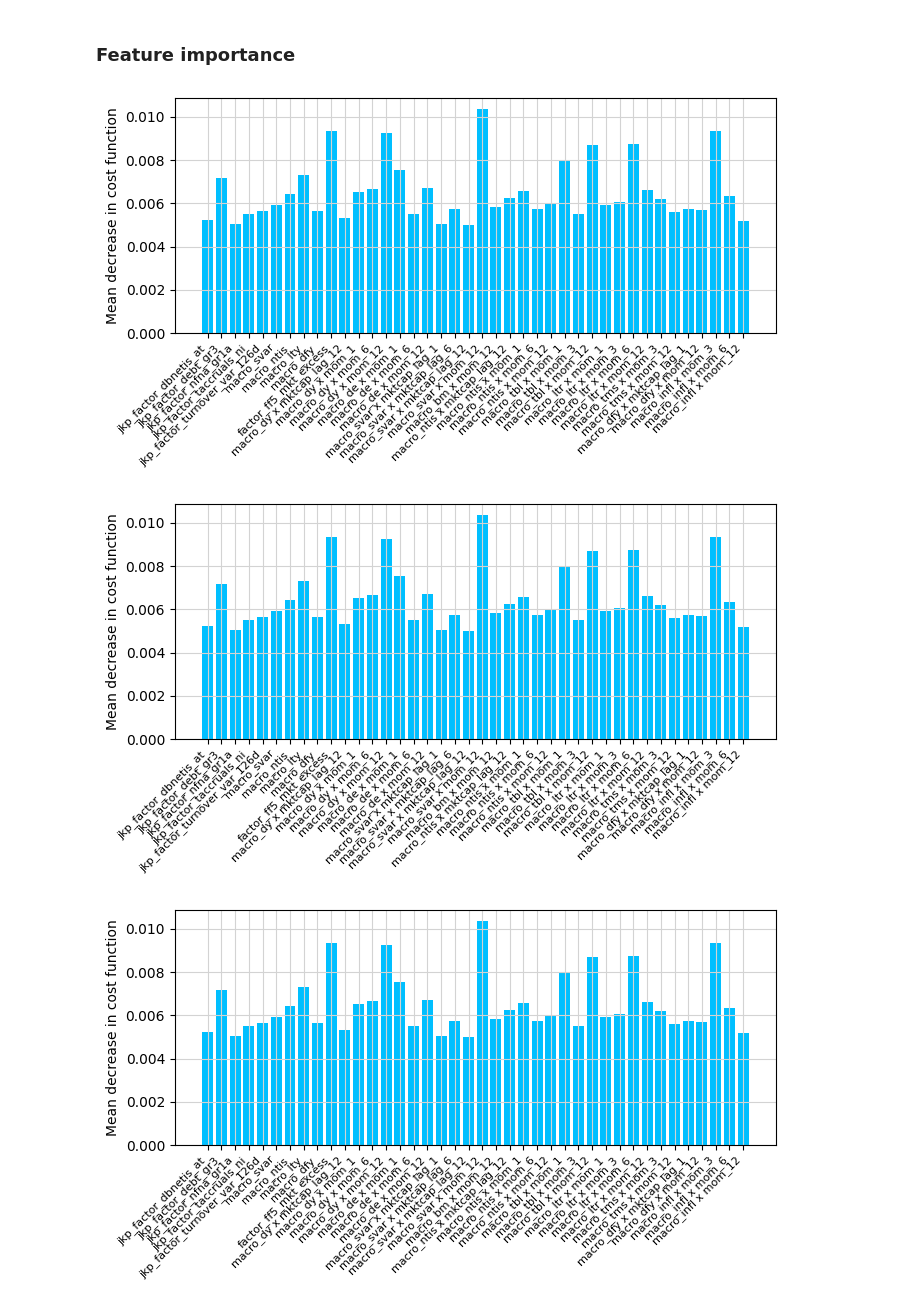
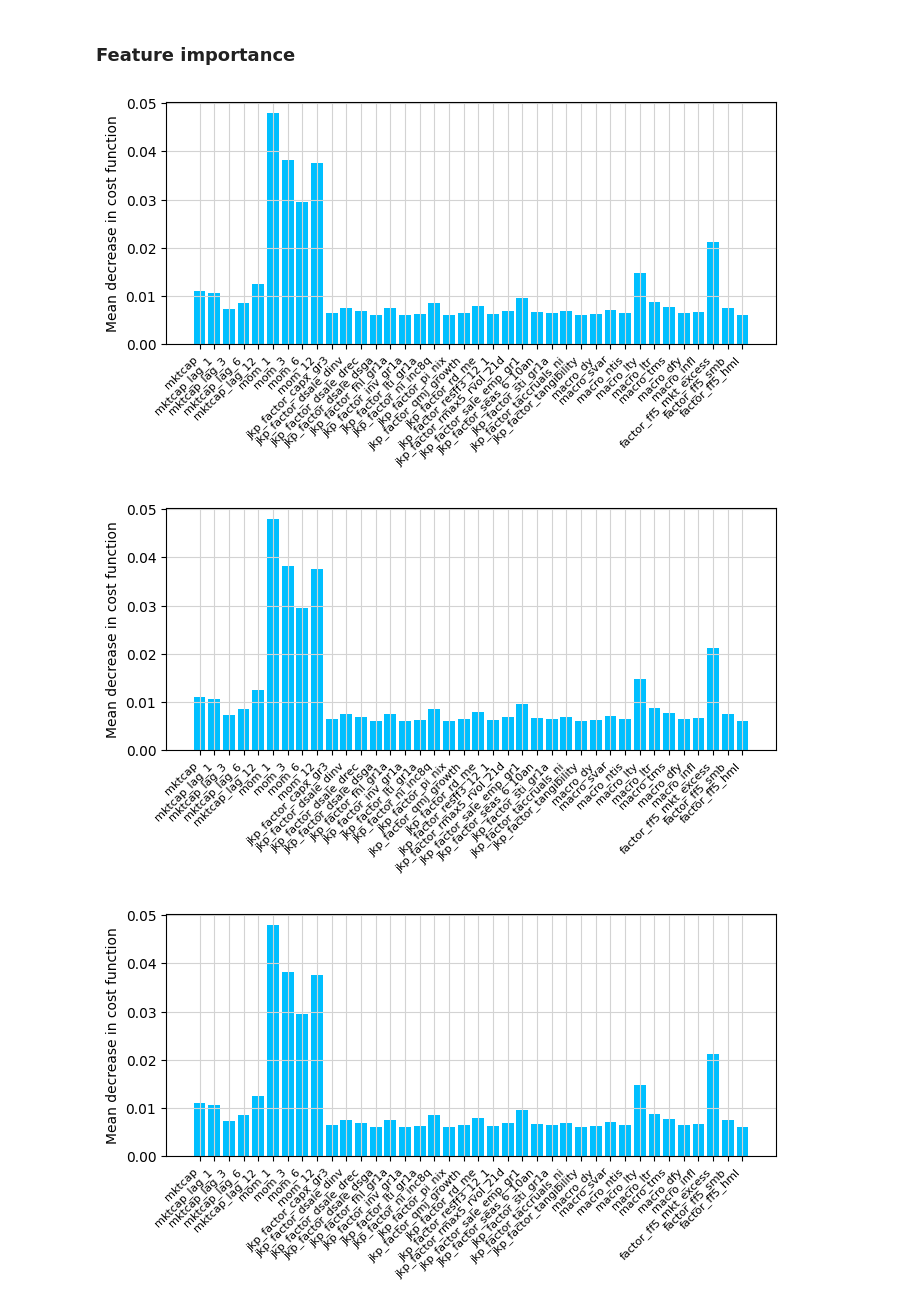
Before and after one commit to gabrielbaker97/Thesis-Gabriel-Baker, a Jupyter notebook: Non_Linear.ipynb, the cells around one changed output. Drawn from its saved outputs; the diff is of its cells as text; code cells hidden in the pictures.

```diff
--- a/Non_Linear.ipynb
+++ b/Non_Linear.ipynb
@@ -142,8 +121,7 @@ feature_names = df.drop(columns=['ticker','ret_excess']).columns.tolist() # Feat
 ## Random Forest
 # %%
 # Define the numbers of estimators
-#num_estimators = [10, 25, 50, 100, 150, 200]
-num_estimators = [150]
+num_estimators = [10, 25, 50, 100, 150, 200]
 
 # Create an empty dictionary to store the models
 models = {}
@@ -206,10 +213,10 @@ for model_name, model in models.items():
 # %%
 def create_neural_network(layers, neurons, n_features):
     model = keras.Sequential()
-    model.add(keras.layers.Dense(neurons[0], activation='sigmoid', input_shape=(n_features,), name='input_layer'))
+    model.add(keras.layers.Dense(neurons[0], activation='relu', input_shape=(n_features,), name='input_layer'))
 
     for i in range(layers):
-        model.add(keras.layers.Dense(neurons[i], activation='sigmoid', name=f'hidden_layer_{i+1}'))
+        model.add(keras.layers.Dense(neurons[i], activation='relu', name=f'hidden_layer_{i+1}'))
 
     model.add(keras.layers.Dense(1, name='output_layer'))  # Output layer
 
@@ -235,3 +224,21 @@ model_6.compile(optimizer='adam', loss='mean_squared_error')
+# %%
+model_1 = create_neural_network(1, [16], n_features)
+model_1.compile(optimizer='adam', loss='mean_squared_error')
+
+model_2 = create_neural_network(2, [16,8], n_features)
+model_2.compile(optimizer='adam', loss='mean_squared_error')
+
+model_3 = create_neural_network(3, [16,8,4], n_features)
+model_3.compile(optimizer='adam', loss='mean_squared_error')
+
+model_4 = create_neural_network(4, [16,8,4,2], n_features)
+model_4.compile(optimizer='adam', loss='mean_squared_error')
+
+model_5 = create_neural_network(5, [16,8,4,2,1], n_features)
+model_5.compile(optimizer='adam', loss='mean_squared_error')
+
+model_6 = create_neural_network(6, [16,8,4,2,1,1], n_features)
+model_6.compile(optimizer='adam', loss='mean_squared_error')
 # %%
 def NN(model, X_train, y_train, X_test, y_test):
     start = time.time()
@@ -242,13 +249,15 @@ def NN(model, X_train, y_train, X_test, y_test):
 
     # Calculate R^2 score and MSPE
     r2 = r2_score(y_test, y_pred)
-    mspe = mean_squared_error(y_test, y_pred)
+    #mspe = mean_squared_error(y_test, y_pred)
     print(" Out-of-sample R^2:", round(r2,4))
-    print("Mean Squared Prediction Error (MSPE):", round(mspe,4))
+    #print("Mean Squared Prediction Error (MSPE):", round(mspe,4))
 
     end = time.time()
     print(f'{round(end - start,3)/60} minutes')
 models = [model_1,model_2,model_3,model_4,model_5,model_6]
+for model, model_name in zip(models_NN, model_names_NN):
+    pl.NN_plot(model, model_name, X_train, X_test, y_train, y_test)
 # %%
 for model in models:
     NN(model, X_train, y_train, X_test, y_test)
@@ -300,8 +312,8 @@ for model, model_name in zip(models_NN, model_names_NN):
 ### Feature importance
 # %%
 for model, model_name in zip(models_NN, model_names_NN):
-    pl.NN_feature_importance(model_1, feature_names, model_name, figsize=(7, 4))
+    pl.NN_feature_importance(model_1, feature_names, model_name, threshold=0.006, figsize=(7, 4))
 # %% [output]
-[figure, old version]
+[figure, new version]
-[figure, old version]
+[figure, new version]
-[figure, old version]
+[figure, new version]
```
Also changed, not shown: parts of 16 cells of this notebook, 4 other files.
